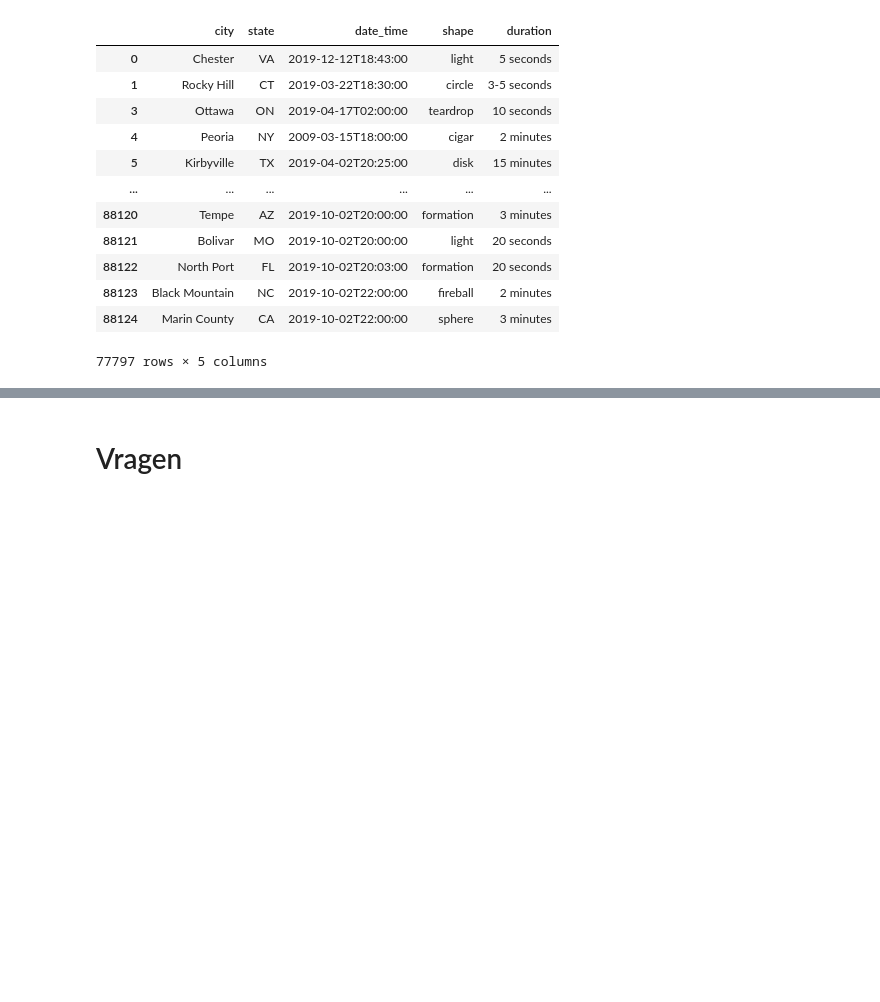
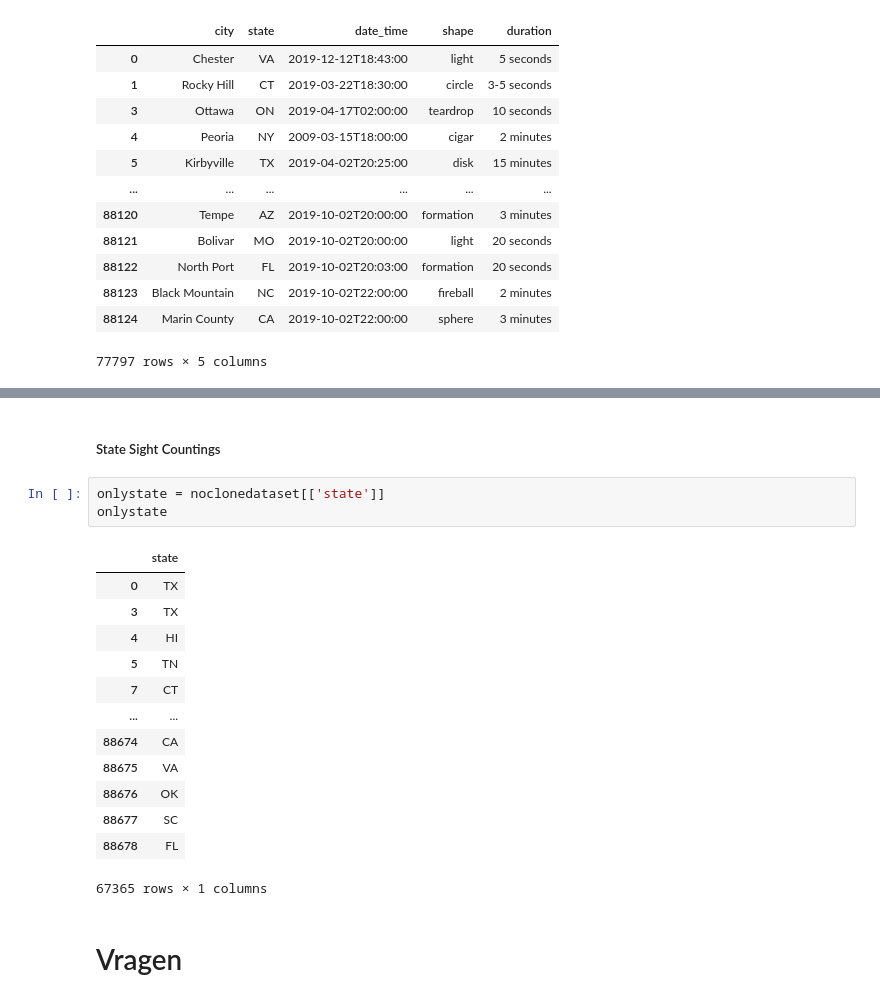
Before and after one commit to GameModes/CasusOpdrachtPG3, a Jupyter notebook: ufo_cm.ipynb, the cells around one changed output, grey strips where cells are left out. Cells and saved outputs as stored; diff of their text form; blank space fills up the shorter version.

```diff
--- a/ufo_cm.ipynb
+++ b/ufo_cm.ipynb
@@ -117,3 +157,22 @@ ufodata2
+# %% [markdown]
+#####  State Sight Countings <a class="anchor" id="state_sight"></a>
+# %%
+onlystate = noclonedataset[['state']]
+onlystate
+# %% [output]
+|  | state |
+| 0 | TX |
+| 3 | TX |
+| 4 | HI |
+| 5 | TN |
+| 7 | CT |
+| ... | ... |
+| 88674 | CA |
+| 88675 | VA |
+| 88676 | OK |
+| 88677 | SC |
+| 88678 | FL |
+67365 rows × 1 columns
 # %% [markdown]
 # Vragen <a class="anchor" id="vragen"></a>
 # %% [raw]
```
Also changed, not shown: parts of 5 cells of this notebook.
